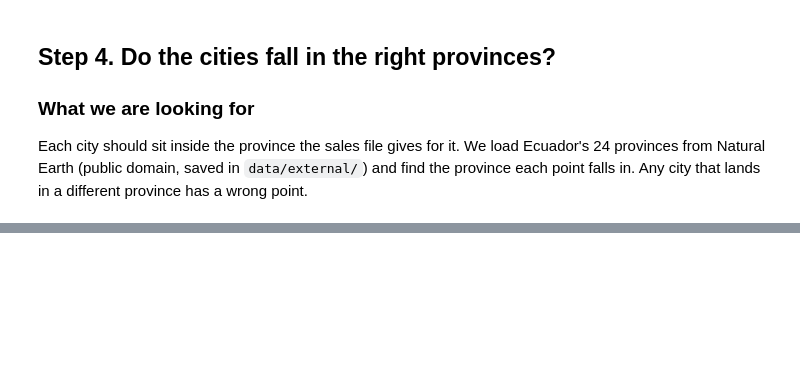
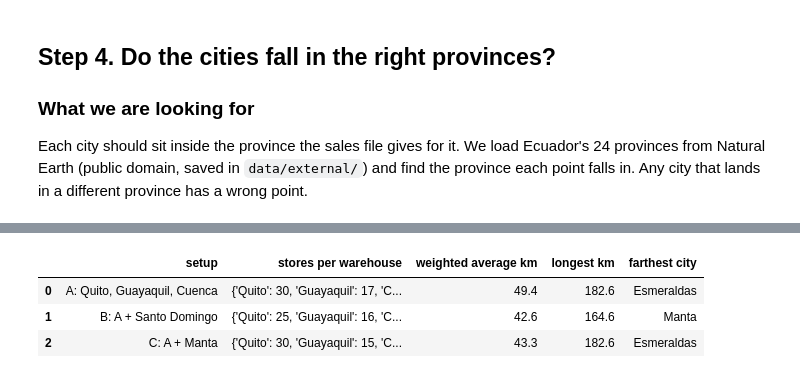
Before and after one commit to schirko/gis-supply-chain-perishable, a Jupyter notebook: notebooks/02_gis_foundation.ipynb, the cells around one changed output, grey strips where cells are left out. Drawn from its saved outputs; the diff is of its cells as text; code cells hidden in the pictures; blank space fills up the shorter version.

```diff
--- a/notebooks/02_gis_foundation.ipynb
+++ b/notebooks/02_gis_foundation.ipynb
@@ -462,0 +549,45 @@ fig.show()
+# %%
+# 5a. Compare candidate warehouse setups.
+# Every city is assigned to its nearest warehouse by straight-line distance, measured in
+# metres on the UTM map (METRIC_CRS), then we score each setup.
+SETUPS = {
+    "A: Quito, Guayaquil, Cuenca": ["Quito", "Guayaquil", "Cuenca"],
+    "B: A + Santo Domingo": ["Quito", "Guayaquil", "Cuenca", "Santo Domingo"],
+    "C: A + Manta": ["Quito", "Guayaquil", "Cuenca", "Manta"],
+}
+
+
+def assign_to_warehouses(cities, site_names):
+    """Assign every city to its nearest warehouse.
+
+    Takes the city table (`city`, `stores`, `latitude`, `longitude`) and a list of city names
+    where warehouses would sit. Returns the table with `warehouse` and `km_to_warehouse`
+    (straight-line distance in kilometres).
+    """
+    pts = gpd.GeoDataFrame(
+        cities, geometry=gpd.points_from_xy(cities["longitude"], cities["latitude"]), crs="EPSG:4326"
+    ).to_crs(METRIC_CRS)
+    sites = pts[pts["city"].isin(site_names)]
+    km = pd.DataFrame({s.city: pts.distance(s.geometry) / 1000 for s in sites.itertuples()})
+    out = pd.DataFrame(cities).copy()
+    out["warehouse"] = km.idxmin(axis=1)
+    out["km_to_warehouse"] = km.min(axis=1).round(1)
+    return out
+
+
+rows = []
+for name, site_names in SETUPS.items():
+    a = assign_to_warehouses(coords, site_names)
+    rows.append({
+        "setup": name,
+        "stores per warehouse": a.groupby("warehouse")["stores"].sum().sort_values(ascending=False).to_dict(),
+        "weighted average km": round((a["km_to_warehouse"] * a["stores"]).sum() / a["stores"].sum(), 1),
+        "longest km": a["km_to_warehouse"].max(),
+        "farthest city": a.loc[a["km_to_warehouse"].idxmax(), "city"],
+    })
+display(pd.DataFrame(rows))
+# %% [output]
+|  | setup | stores per warehouse | weighted average km | longest km | farthest city |
+| 0 | A: Quito, Guayaquil, Cuenca | {'Quito': 30, 'Guayaquil': 17, 'C... | 49.4 | 182.6 | Esmeraldas |
+| 1 | B: A + Santo Domingo | {'Quito': 25, 'Guayaquil': 16, 'C... | 42.6 | 164.6 | Manta |
+| 2 | C: A + Manta | {'Quito': 30, 'Guayaquil': 15, 'C... | 43.3 | 182.6 | Esmeraldas |
```
Also changed, not shown: parts of 14 cells of this notebook, 6 other files.
